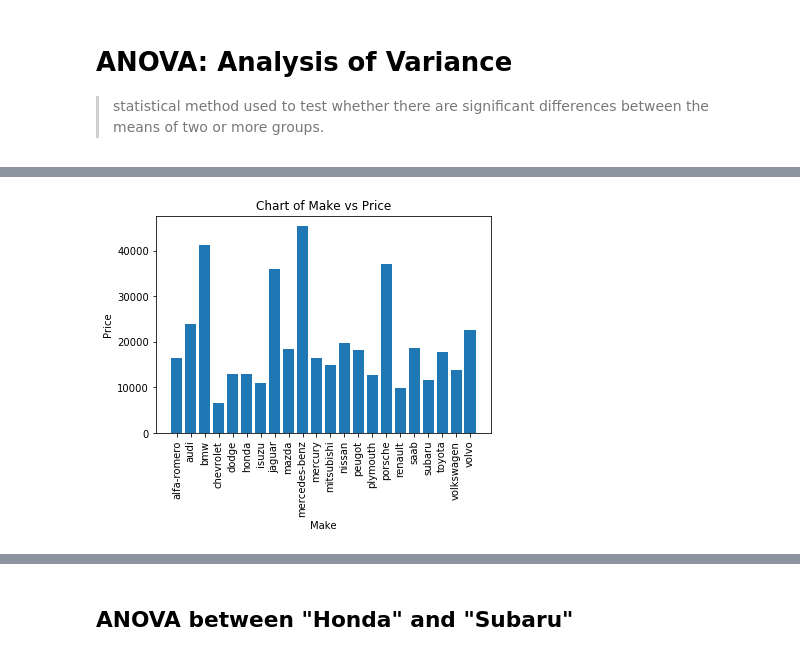
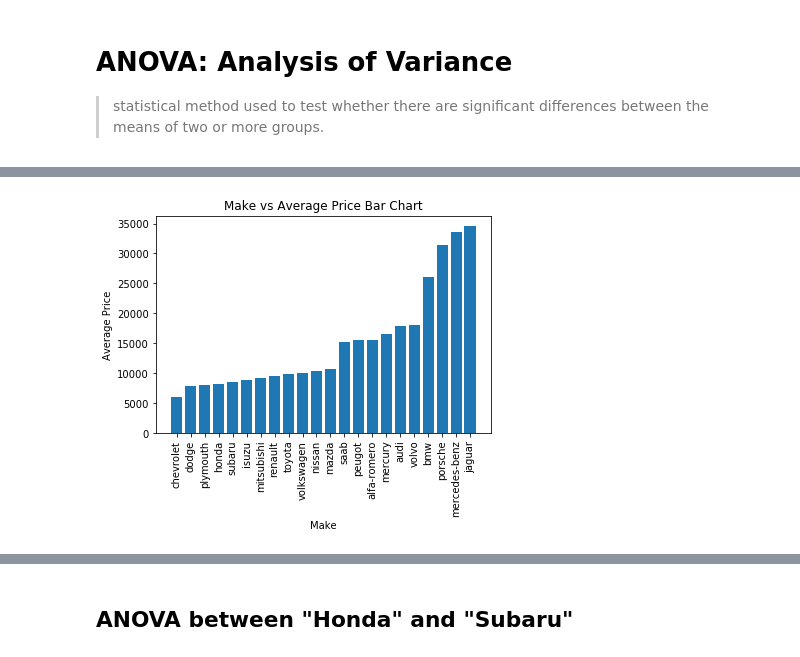
Before and after one commit to aymanibrahim/dapy, a Jupyter notebook: notebooks/03_EDA.ipynb, the cells around one changed output, grey strips where cells are left out. Drawn from its saved outputs; the diff is of its cells as text; code cells hidden in the pictures.

```diff
--- a/notebooks/03_EDA.ipynb
+++ b/notebooks/03_EDA.ipynb
@@ -22,8 +22,8 @@
 import pandas as pd
 import numpy as np
 # %%
-path='https://s3-api.us-geo.objectstorage.softlayer.net/cf-courses-data/CognitiveClass/DA0101EN/automobileEDA.csv'
-df = pd.read_csv(path)
+url='https://s3-api.us-geo.objectstorage.softlayer.net/cf-courses-data/CognitiveClass/DA0101EN/automobileEDA.csv'
+df = pd.read_csv(url)
 df.head()
 # %% [output]
 |  | symboling | normalized-losses | make | aspiration | num-of-doors | body-style | drive-wheels | ... |
@@ -612,0 +746,3 @@ If our price variable is strongly correlated with the variable we are analyzing,
+# %%
+df_group_make = df[['make','price']]
+df_group_make.head()
@@ -612,0 +756,4 @@ If our price variable is strongly correlated with the variable we are analyzing,
+# %%
+grouped_make = df_group_make.groupby(['make'],as_index=False).mean()
+grouped_make.sort_values('price', inplace=True)
+grouped_make
@@ -613,13 +783,10 @@ If our price variable is strongly correlated with the variable we are analyzing,
 # %%
-# Chart of Make vs Price
-x = df["make"]
-y = df["price"]
-plt.bar(x,y)
-plt.title("Chart of Make vs Price")
+# Chart of Make vs Average Price
+plt.bar(grouped_make.make,grouped_make.price)
+plt.title("Make vs Average Price Bar Chart")
 plt.xlabel('Make')
-plt.ylabel('Price')
-#rotate label if too long
+plt.ylabel('Average Price')
 plt.xticks(rotation=90)
-plt.show()
+plt.savefig('../figs/03_EDA/03_anova/make_avg_price_bar_chart.png')
 # %% [output]
-[figure, old version]
+[figure, new version]
```
Also changed, not shown: parts of 79 cells of this notebook, 35 other files.
